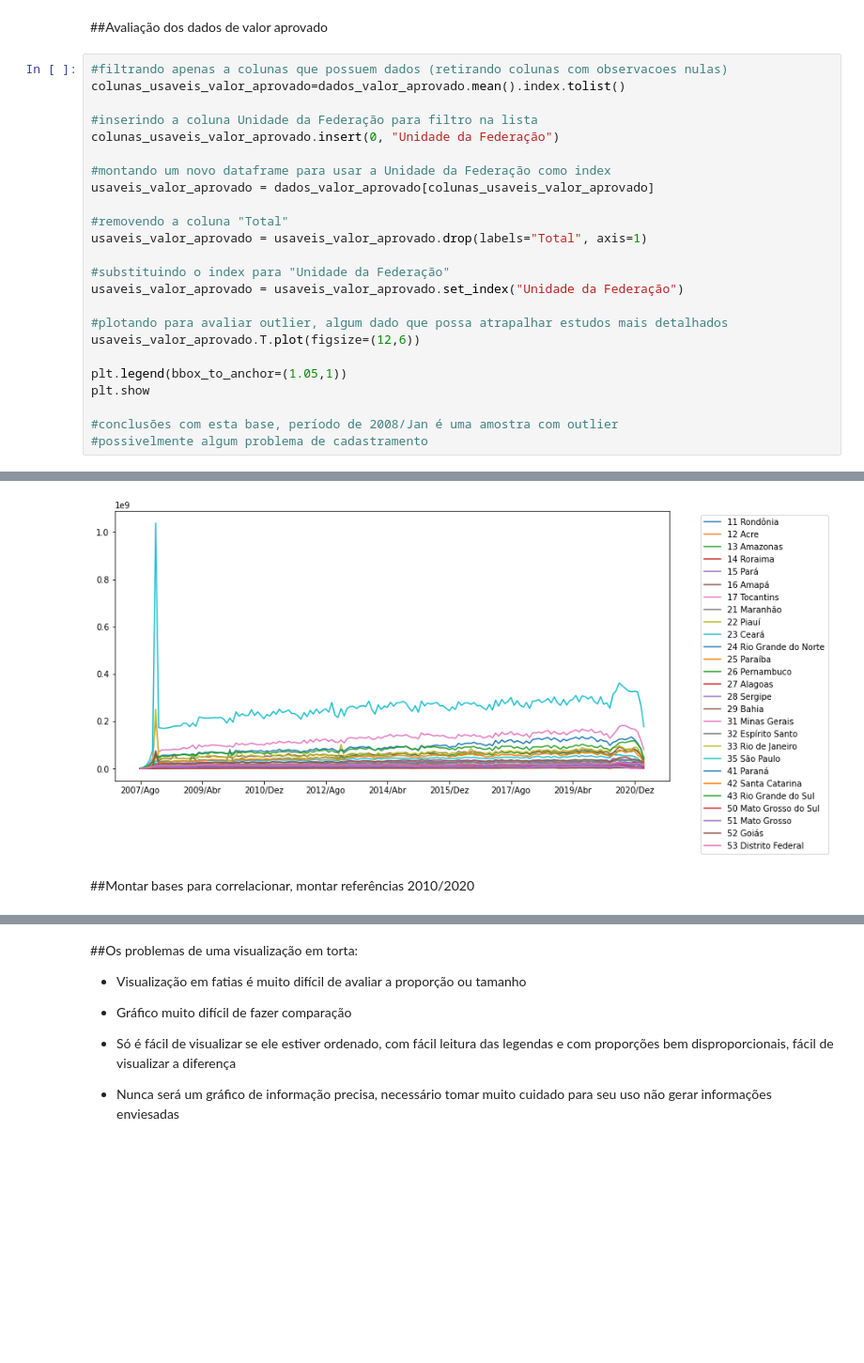
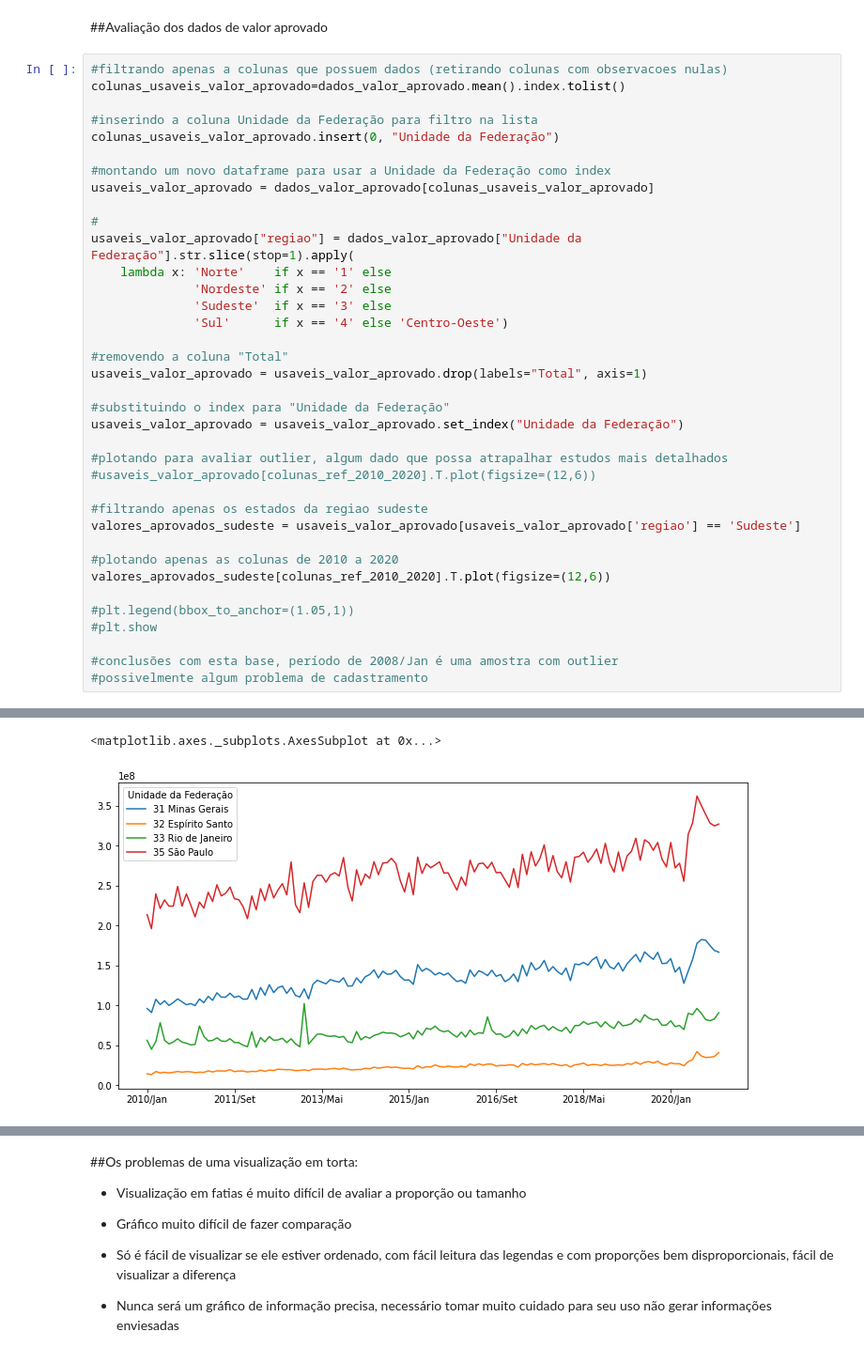
Before and after one commit to victorscouto/bootcamp-alura-datascience, a Jupyter notebook: notebook/super_desafio_modulo01.ipynb, the cells around one changed output, grey strips where cells are left out. Shown at 94% size. Cells and saved outputs as stored; diff of their text form; blank space fills up the shorter version.

Commit message:
Projeto Super Desafio Módulo 01
Ajuste no filtro por regiao para avaliar amostras de estados em separado

```diff
--- a/notebook/super_desafio_modulo01.ipynb
+++ b/notebook/super_desafio_modulo01.ipynb
@@ -127,6 +150,13 @@ colunas_usaveis_valor_aprovado.insert(0, "Unidade da Federação")
 #montando um novo dataframe para usar a Unidade da Federação como index
 usaveis_valor_aprovado = dados_valor_aprovado[colunas_usaveis_valor_aprovado]
 
+#
+usaveis_valor_aprovado["regiao"] = dados_valor_aprovado["Unidade da Federação"].str.slice(stop=1).apply(
+    lambda x: 'Norte'    if x == '1' else
+              'Nordeste' if x == '2' else
+              'Sudeste'  if x == '3' else
+              'Sul'      if x == '4' else 'Centro-Oeste')
+
 #removendo a coluna "Total"
 usaveis_valor_aprovado = usaveis_valor_aprovado.drop(labels="Total", axis=1)
 
@@ -134,10 +164,16 @@ usaveis_valor_aprovado = usaveis_valor_aprovado.drop(labels="Total", axis=1)
 usaveis_valor_aprovado = usaveis_valor_aprovado.set_index("Unidade da Federação")
 
 #plotando para avaliar outlier, algum dado que possa atrapalhar estudos mais detalhados
-usaveis_valor_aprovado.T.plot(figsize=(12,6))
+#usaveis_valor_aprovado[colunas_ref_2010_2020].T.plot(figsize=(12,6))
 
-plt.legend(bbox_to_anchor=(1.05,1))
-plt.show
+#filtrando apenas os estados da regiao sudeste
+valores_aprovados_sudeste = usaveis_valor_aprovado[usaveis_valor_aprovado['regiao'] == 'Sudeste']
+
+#plotando apenas as colunas de 2010 a 2020
+valores_aprovados_sudeste[colunas_ref_2010_2020].T.plot(figsize=(12,6))
+
+#plt.legend(bbox_to_anchor=(1.05,1))
+#plt.show
 
 #conclusões com esta base, período de 2008/Jan é uma amostra com outlier
 #possivelmente algum problema de cadastramento
@@ -146,3 +186,2 @@ plt.show
+<matplotlib.axes._subplots.AxesSubplot at 0x...>
-[figure, old version]
+[figure, new version]
-# %% [markdown]
-##Montar bases para correlacionar, montar referências 2010/2020
```
Also changed, not shown: parts of 10 cells of this notebook.
